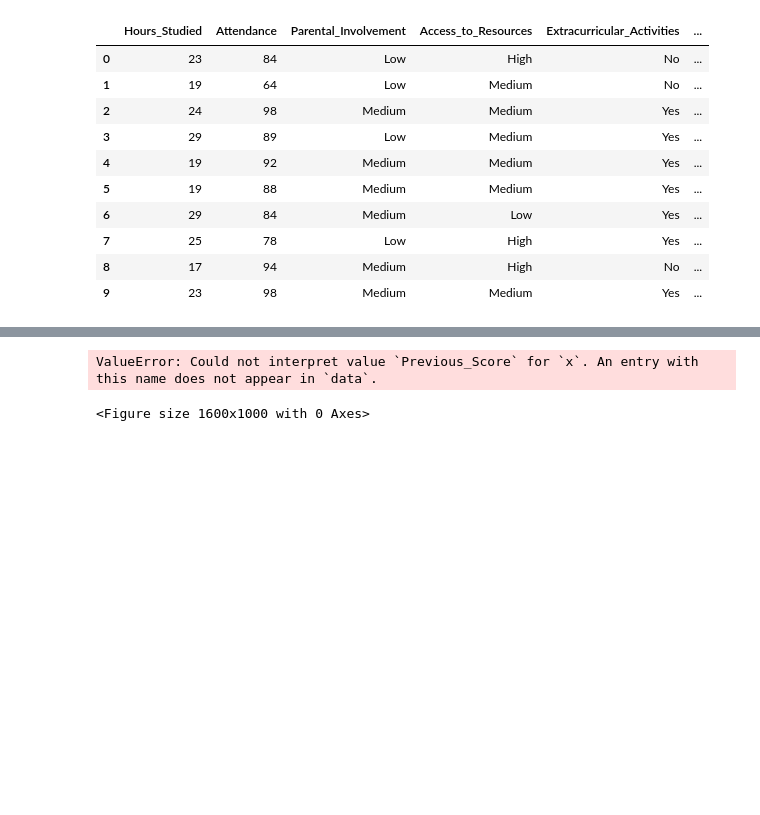
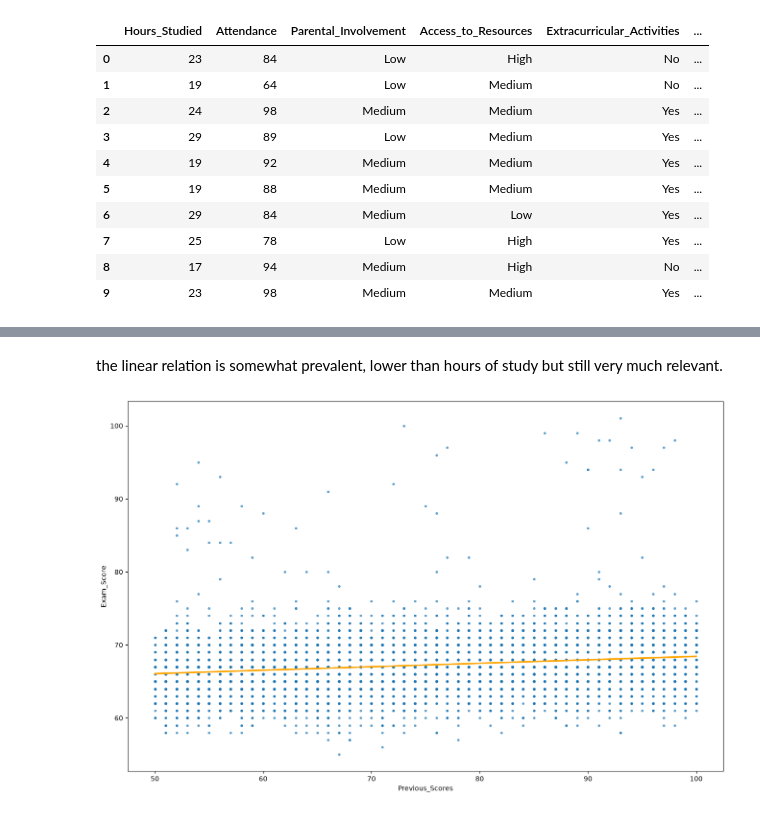
Before and after one commit to stefu1301/TDS-ML-starter_task, a Jupyter notebook: main.ipynb, the cells around one changed output, grey strips where cells are left out. Cells and saved outputs as stored; diff of their text form; code cells hidden in the pictures; blank space fills up the shorter version.

```diff
--- a/main.ipynb
+++ b/main.ipynb
@@ -38,7 +72,9 @@ plt.show()
+# %% [markdown]
+the linear relation is somewhat prevalent, lower than hours of study but still very much relevant.
 # %%
 plt.figure(figsize=(16,10))
-sns.scatterplot(data=df, x="Previous_Score", y="Exam_Score", alpha=0.6)
+sns.regplot(data=df, x="Previous_Scores", y="Exam_Score",
+            scatter_kws={"alpha":0.6, "s":8}, line_kws={"color":"orange"})
 plt.show()
 # %% [output]
-ValueError: Could not interpret value `Previous_Score` for `x`. An entry with this name does not appear in `data`.
-<Figure size 1600x1000 with 0 Axes>
+[figure, added]
```
Also changed, not shown: parts of 19 cells of this notebook.
